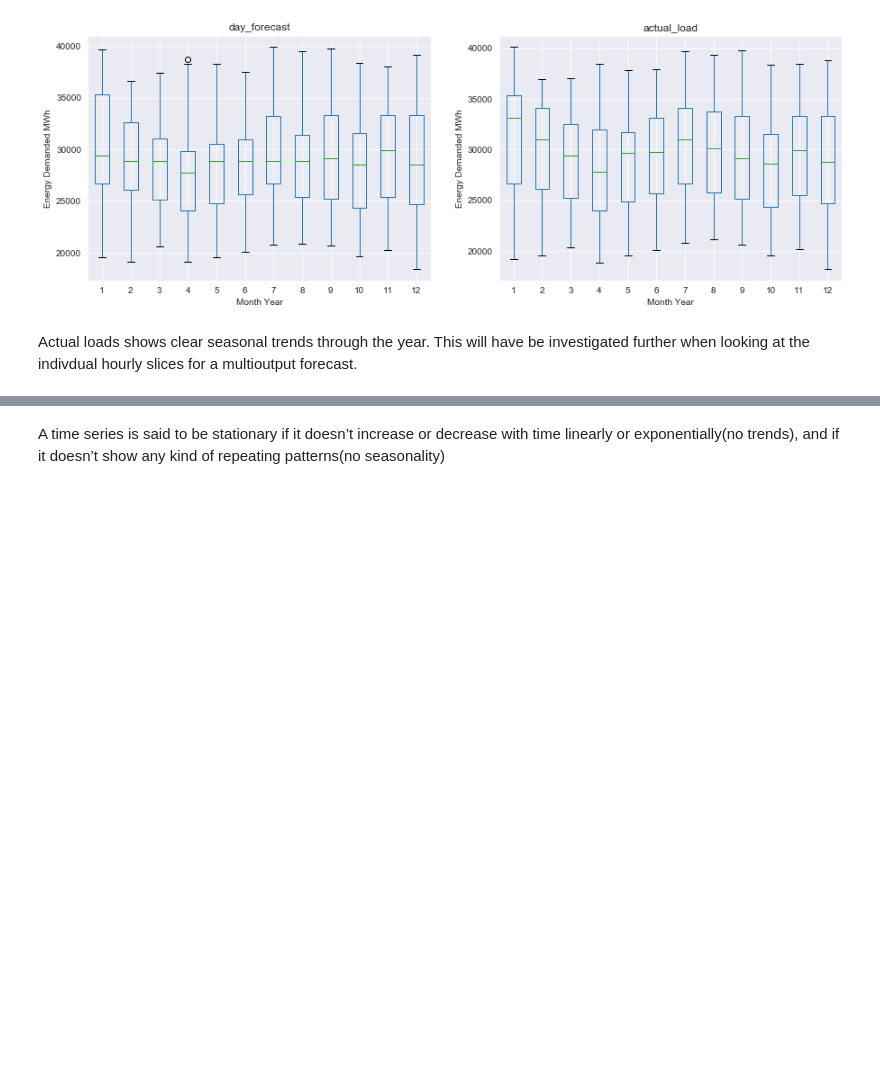
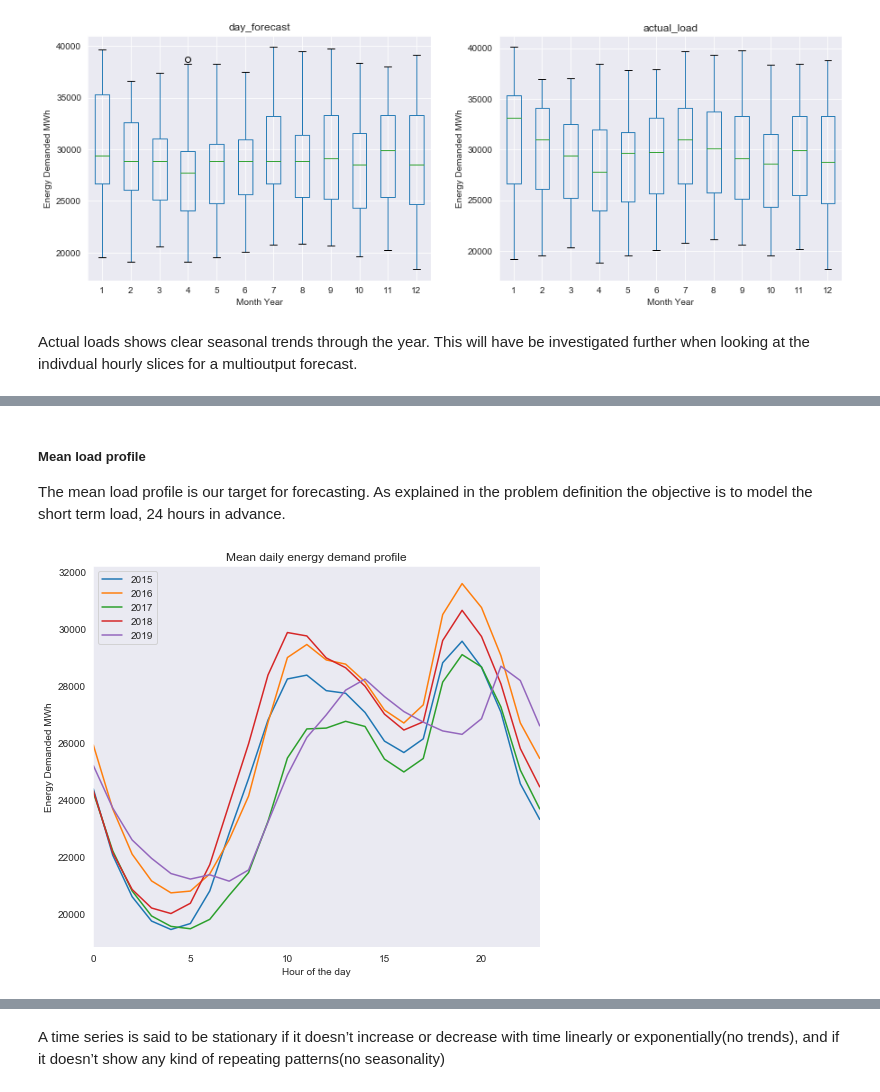
Before and after one commit to kolasniwash/short-term-energy-demand-forecasting, a Jupyter notebook: data_analysis.ipynb, the cells around one changed output, grey strips where cells are left out. Cells and saved outputs as stored; diff of their text form; code cells hidden in the pictures; blank space fills up the shorter version.

```diff
--- a/data_analysis.ipynb
+++ b/data_analysis.ipynb
@@ -234,0 +239,20 @@ plt.hist(energy_data['actual_load']);
+# %% [markdown]
+##### Mean load profile
+
+The mean load profile is our target for forecasting. As explained in the problem definition the objective is to model the short term load, 24 hours in advance.
+# %%
+group_hours = energy_data['actual_load'].groupby(pd.Grouper(freq='h', how='mean'))
+
+fig, axs = plt.subplots(1,1, figsize=(8,7))
+
+df = pd.DataFrame()
+
+for name, group in groups:
+    df[name.year] = pd.Series(group.values)
+
+df.plot(ax=axs)
+axs.set_xlabel('Hour of the day')
+axs.set_ylabel('Energy Demanded MWh')
+axs.set_title('Mean daily energy demand profile');
+# %% [output]
+[figure, added]
```
Also changed, not shown: parts of 11 cells of this notebook, 1 other file.
